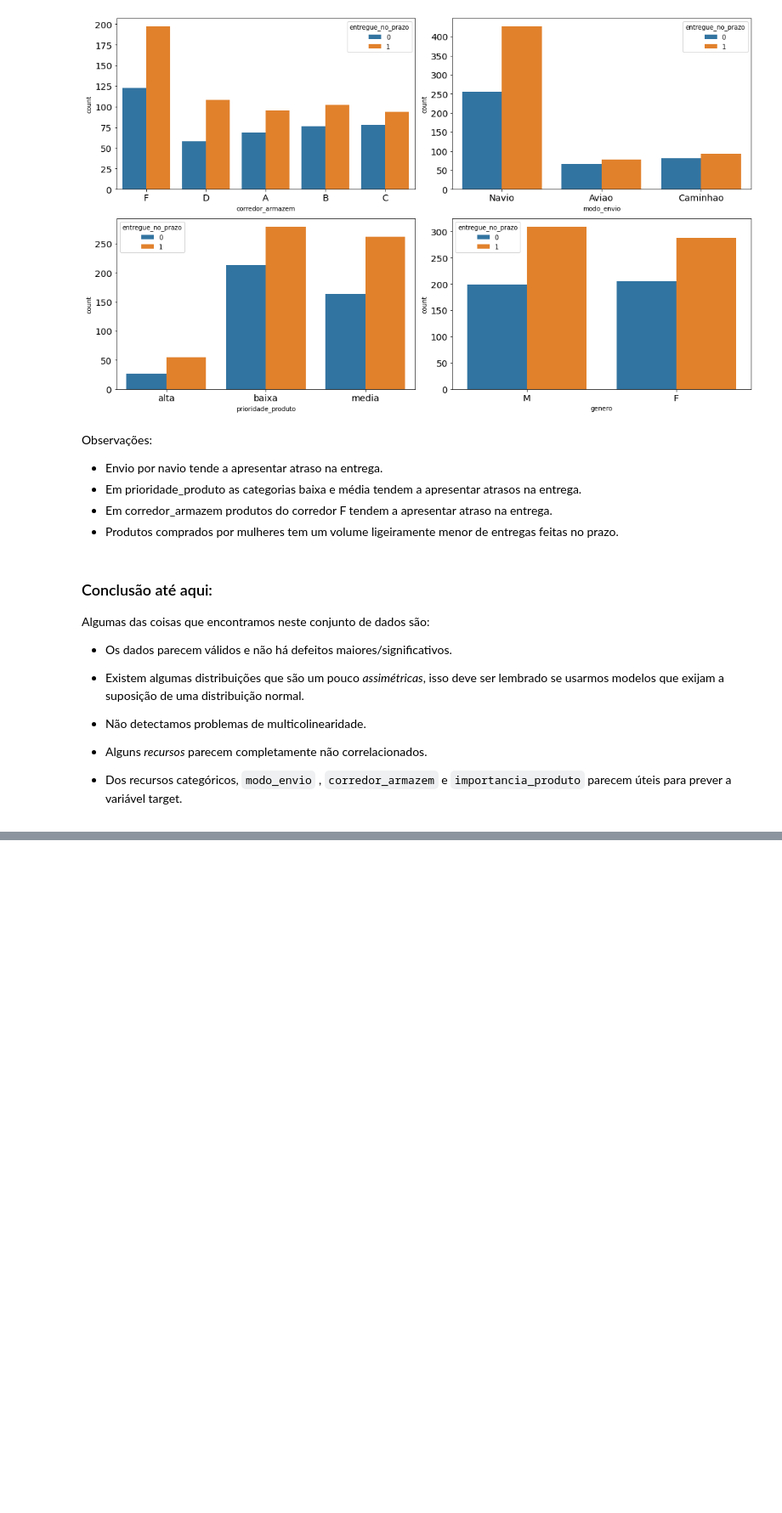
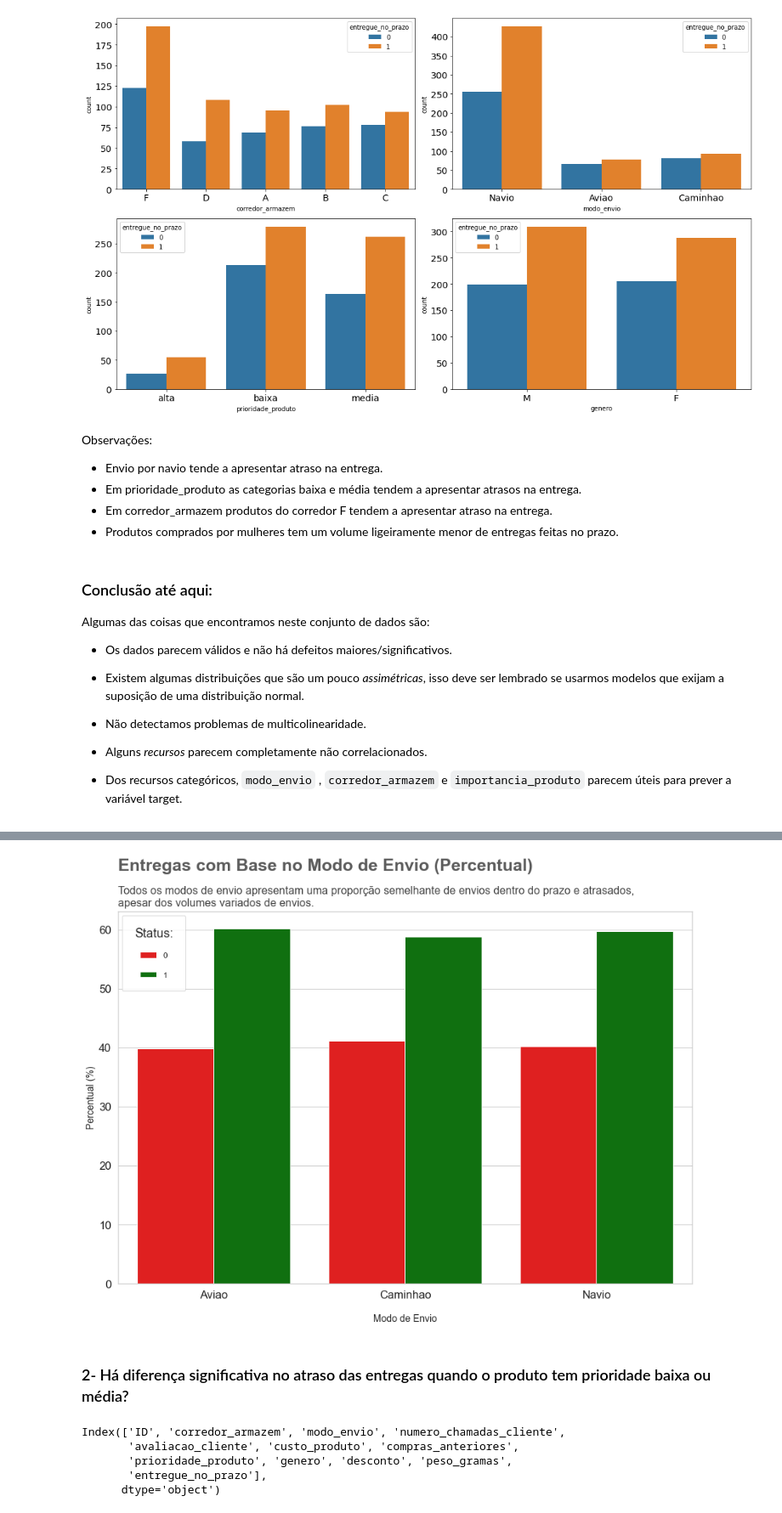
Before and after one commit to sandromzljr/Analise-Exploratoria-Dados, a Jupyter notebook: eda.ipynb, the cells around one changed output, grey strips where cells are left out. Shown at 85% size. Drawn from its saved outputs; the diff is of its cells as text; code cells hidden in the pictures; blank space fills up the shorter version.

```diff
--- a/eda.ipynb
+++ b/eda.ipynb
@@ -405,0 +465,4 @@ Algumas das coisas que encontramos neste conjunto de dados são:
+# %%
+# Agrupando os dados pela coluna 'modo_envio' e agregando pelo ID.
+
+df_group4 = df.groupby('modo_envio').agg({'ID' : 'nunique'}).reset_index()
@@ -405,0 +476,3 @@ Algumas das coisas que encontramos neste conjunto de dados são:
+# %%
+# Unificando às tabelas group1 e group4 pela coluna 'modo_envio'
+df_group5 = df_group1.merge(df_group4, on = 'modo_envio')
@@ -405,0 +489,12 @@ Algumas das coisas que encontramos neste conjunto de dados são:
+# %%
+# Calculando o Percentual de cada modo
+
+df_group5['Percentual(%)'] = df_group5['ID_x'] / df_group5['ID_y'] * 100
+# %%
+# Renomeando às colunas
+
+df_group5.columns = ['Status de Entrega no Prazo',
+                     'Modo de Envio',
+                     'Total por Categoria',
+                     'Total Geral',
+                     'Percentual(%)']
@@ -405,0 +565,53 @@ Algumas das coisas que encontramos neste conjunto de dados são:
+# %%
+# Gráfico 2 - Análise em Valores Percentuais
+
+# Tamanho da figura
+plt.figure(figsize = (15,10))
+
+# Chart
+chart = sns.barplot(x = 'Modo de Envio',
+                    y = 'Percentual(%)',
+                    data = df_group5,
+                    hue = 'Status de Entrega no Prazo',
+                    palette = ["red","green"])
+
+# Estilo e labels
+sns.set(font_scale = 1.5)
+sns.set_style('whitegrid')
+sns.set_palette('prism')
+chart.set_xlabel("\nModo de Envio", fontsize = 14)
+chart.set_ylabel("Percentual (%)", fontsize = 14)
+
+# Legenda
+plt.legend(loc = 'upper left',
+           borderpad = 1.5,
+           labelspacing = 1.5,
+           fontsize = 12,
+           title = 'Status:')
+
+# Título
+chart.text(x = -0.5,
+           y = 70,
+           s = "Entregas com Base no Modo de Envio (Percentual)",
+           fontsize = 25,
+           weight = 'bold',
+           alpha = .75)
+
+# Sub-título
+chart.text(x = -0.5,
+           y = 64,
+           s = 'Todos os modos de envio apresentam uma proporção semelhante de envios dentro do prazo e atrasados, \napesar dos volumes variados de envios.',
+           fontsize = 16,
+           alpha = .85);
+# %% [output]
+[figure, added]
+# %% [markdown]
+### 2- Há diferença significativa no atraso das entregas quando o produto tem prioridade baixa ou média?
+# %%
+df.columns
+# %% [output]
+Index(['ID', 'corredor_armazem', 'modo_envio', 'numero_chamadas_cliente',
+       'avaliacao_cliente', 'custo_produto', 'compras_anteriores',
+       'prioridade_produto', 'genero', 'desconto', 'peso_gramas',
+       'entregue_no_prazo'],
+      dtype='object')
```
Also changed, not shown: parts of 32 cells of this notebook.
